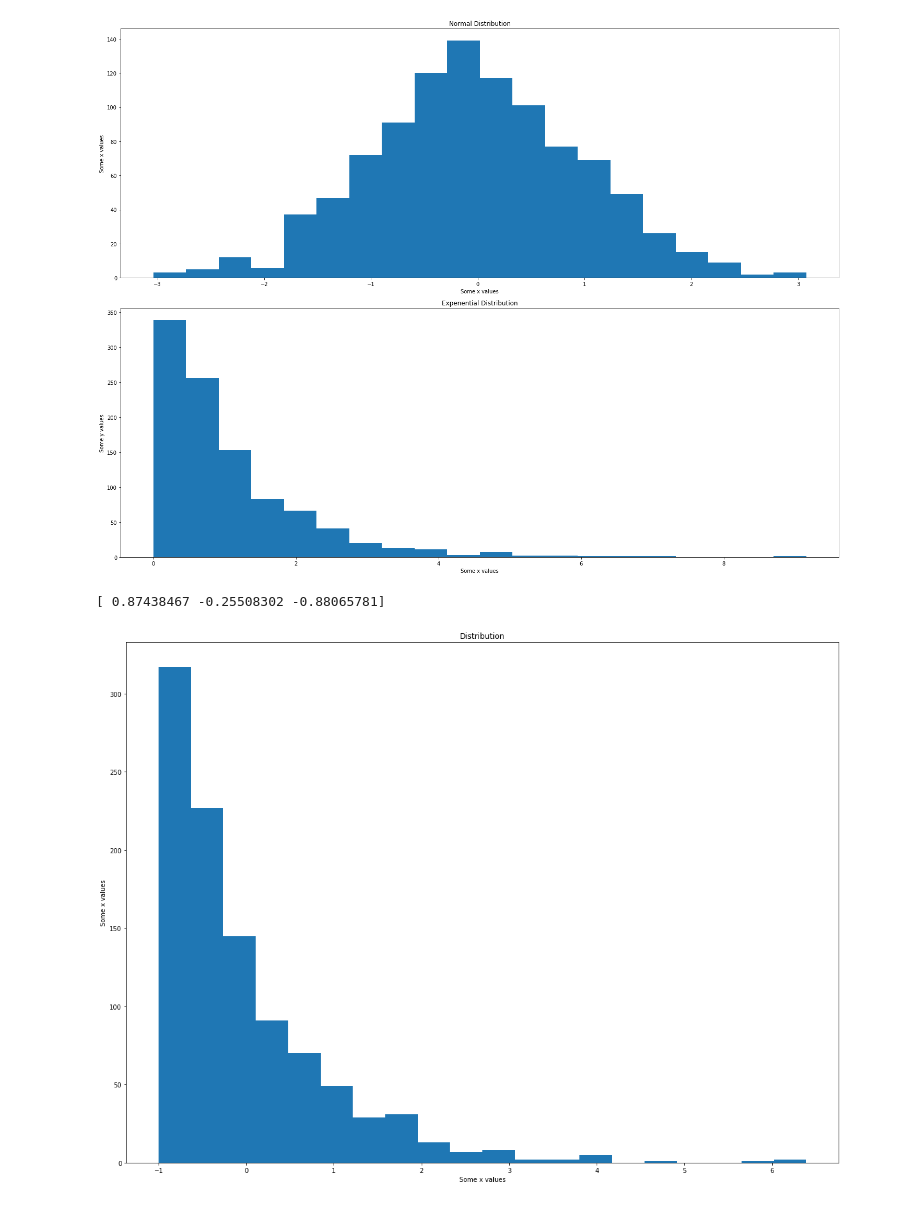
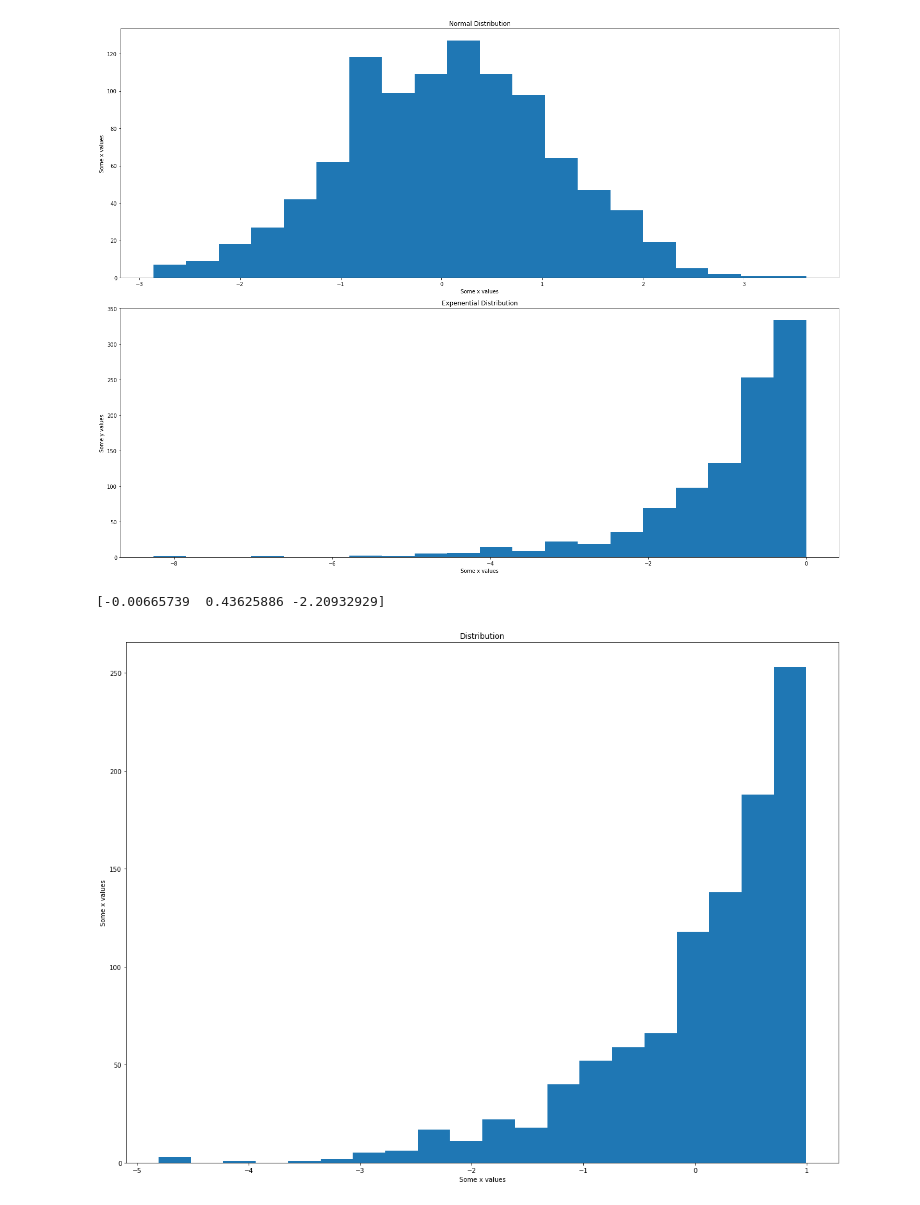
Before and after one commit to AnnaLara/ds-challenge-06_seattle-ds-career-040119, a Jupyter notebook: challenge_6.ipynb, the cells around one changed output. Cells and saved outputs as stored; diff of their text form; code cells hidden in the pictures.

```diff
--- a/challenge_6.ipynb
+++ b/challenge_6.ipynb
@@ -22,7 +22,7 @@ fake_y = exponential_dist.rvs(1000)
 
 # Plot the data from the exponential distribution
 ax = axs[1]
-ax.hist(fake_y, bins=20)  # Let's try something in between
+ax.hist(-fake_y, bins=20)  # Let's try something in between
 ax.set_xlabel('Some x values')
 ax.set_ylabel('Some y values')
 ax.set_title("Expenential Distribution")
@@ -31,26 +31,26 @@ ax.set_title("Expenential Distribution")
 plt.tight_layout()
 plt.show()
 # %% [output]
-[figure, old version]
+[figure, new version]
 # %%
 #create a program to generate a distribution
 # %%
 def generate_expon_distribution(size=1000, loc=-1, scale=1, plot=True):
     #dist_type: norm or expon
     dist = stats.expon(loc=loc, scale=scale)
-    fake_y = dist.rvs(size)
+    fake_y = -dist.rvs(size)
     print(fake_y[0:3])
 
     if plot == True:
         fig, axs = plt.subplots(figsize=(20, 15))
         ax = axs
         ax.hist(fake_y, bins=20)  # Let's try something in between
         ax.set_xlabel('Some x values')
         ax.set_ylabel('Some x values')
         ax.set_title("Distribution")
 
 
 generate_expon_distribution()
 # %% [output]
-[ 0.87438467 -0.25508302 -0.88065781]
+[-0.00665739  0.43625886 -2.20932929]
-[figure, old version]
+[figure, new version]
```
